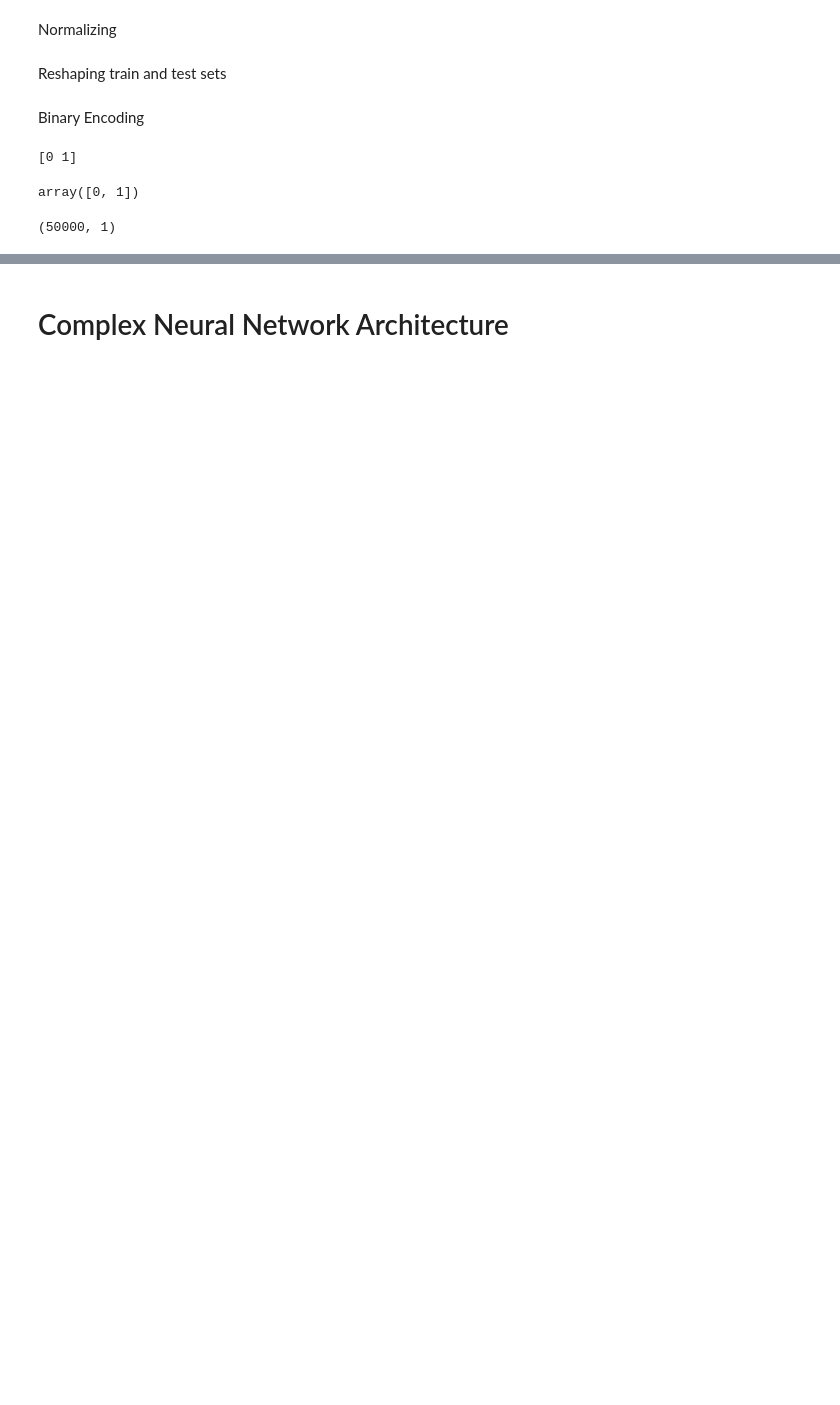
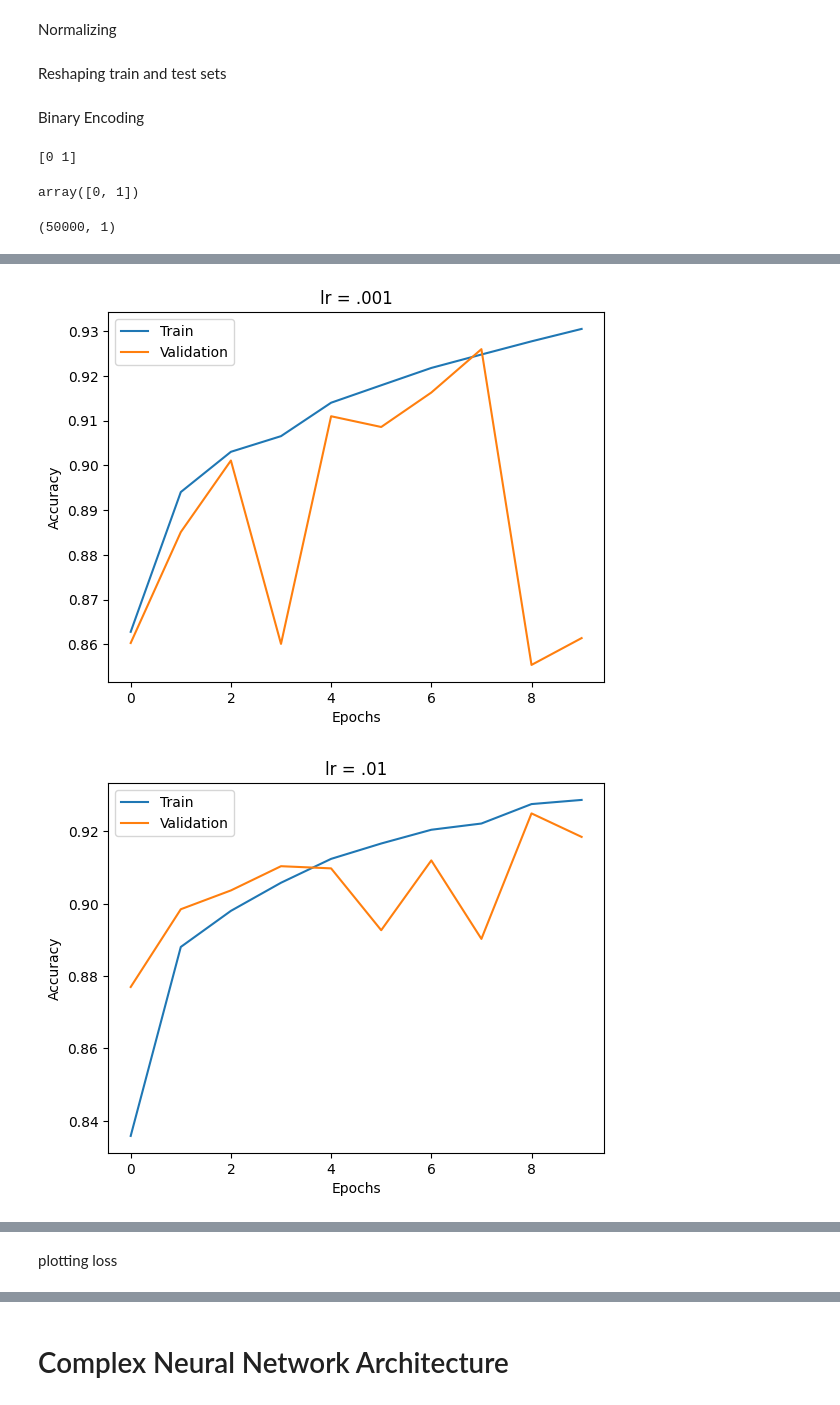
Before and after one commit to s-hashirahmed/cif10, a Jupyter notebook: c10.ipynb, the cells around one changed output, grey strips where cells are left out. Cells and saved outputs as stored; diff of their text form; code cells hidden in the pictures; blank space fills up the shorter version.

```diff
--- a/c10.ipynb
+++ b/c10.ipynb
@@ -125,8 +141,14 @@ def build_m2(input_shape=(32,32,3), classes=2, learning_rate=.001):
   model.add(layers.Dense(512, activation='relu'))
   model.add(layers.Dense(classes, activation='softmax'))
 
+  model.compile(loss='binary_crossentropy', optimizer=optimizers.Adam(learning_rate=learning_rate), metrics=['accuracy'])
+
   return model
 # %%
-model_1 = build_m1()
-model_2 = build_m1(learning_rate=.0001)
+model_1 = build_m1() # as it is
+model_2 = build_m1(learning_rate=.0001) #
 model_3 = build_m1(learning_rate=.00001)
+
+model_4 = build_m2() # as it is
+model_5 = build_m2(learning_rate=.0001) #
+model_6 = build_m2(learning_rate=.00001)
@@ -184,0 +210,4 @@ Epoch 10/10
+# %%
+hist_4 = model_4.fit(X_train,y_train, batch_size=BATCH_SIZE, verbose=VERBOSE, epochs=10, validation_split = .2)
+hist_5 = model_5.fit(X_train,y_train, batch_size=BATCH_SIZE, verbose=VERBOSE, epochs=10, validation_split = .2) # to be replaces by constant set abve
+hist_6 = model_6.fit(X_train,y_train, batch_size=BATCH_SIZE, verbose=VERBOSE, epochs=10, validation_split = .2)
@@ -215,0 +265,30 @@ plt.show()
+# %%
+plt.plot(hist_4.history['accuracy'])
+plt.plot(hist_4.history['val_accuracy'])
+plt.title("lr = .001")
+plt.ylabel('Accuracy')
+plt.xlabel('Epochs')
+plt.legend(['Train', 'Validation'])
+
+plt.show()
+
+plt.plot(hist_5.history['accuracy'])
+plt.plot(hist_5.history['val_accuracy'])
+plt.title("lr = .01")
+plt.ylabel('Accuracy')
+plt.xlabel('Epochs')
+plt.legend(['Train', 'Validation'])
+
+plt.show()
+
+plt.plot(hist_6.history['accuracy'])
+plt.plot(hist_6.history['val_accuracy'])
+plt.title("lr = .0001")
+plt.ylabel('Accuracy')
+plt.xlabel('Epochs')
+plt.legend(['Train', 'Validation'])
+
+plt.show()
+# %% [output]
+[figure, added]
+[figure, added]
@@ -216,3 +296,5 @@ plt.show()
+# %% [markdown]
+plotting loss
 # %%
 plt.plot(hist_1.history['loss'])
 plt.plot(hist_1.history['val_loss'])
```
Also changed, not shown: parts of 69 cells of this notebook.
